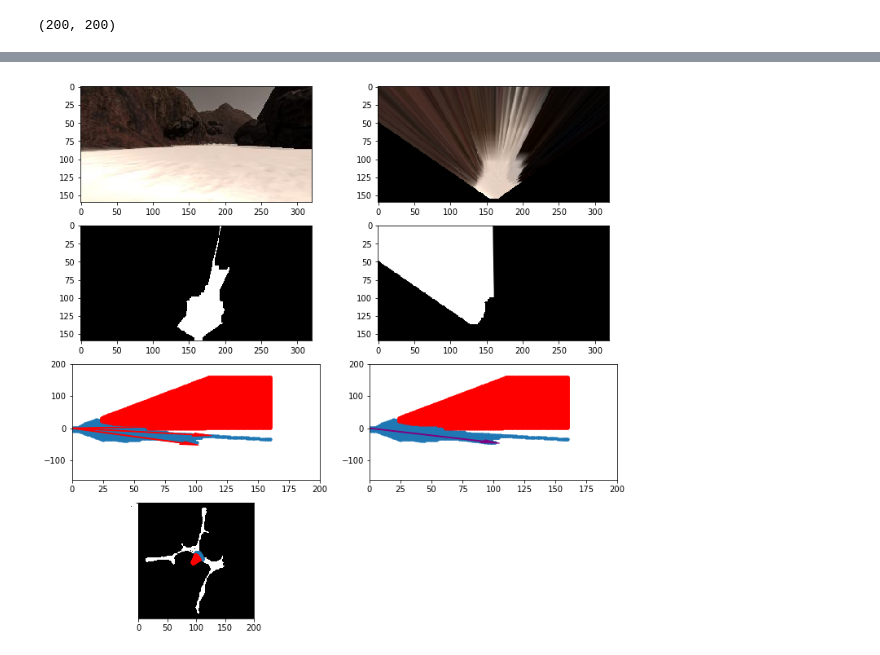
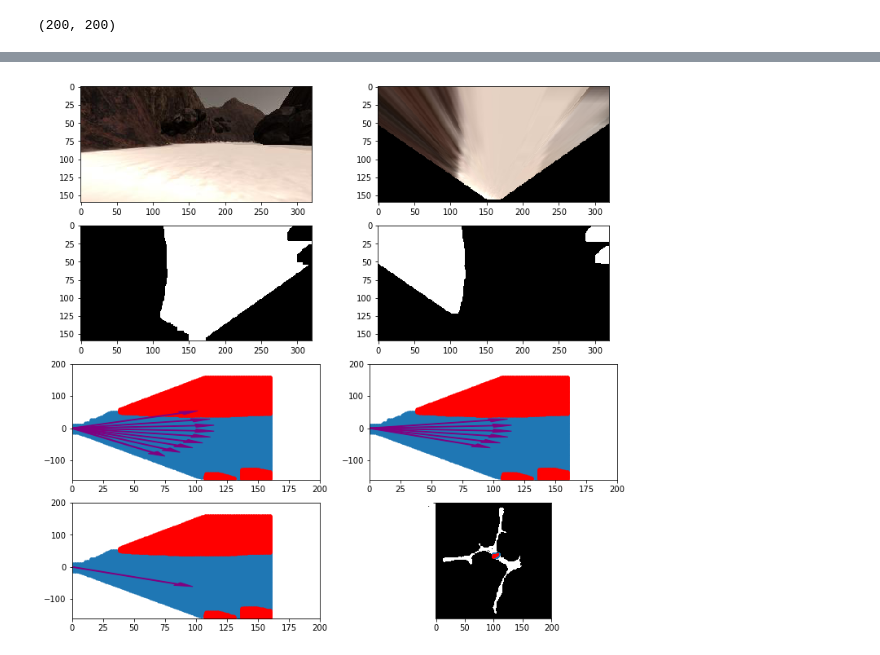
Before and after one commit to Nour-Osama/NASA-Mars-Autonomous-Rover-Simulation, a Jupyter notebook: Project Pipeline and visualisations.ipynb, the cells around one changed output, grey strips where cells are left out. Saved outputs shown, nothing was run; the diff lists cells and outputs as text; code cells hidden in the pictures.

```diff
--- a/Project Pipeline and visualisations.ipynb
+++ b/Project Pipeline and visualisations.ipynb
@@ -62,12 +63,11 @@ def perspect_transform(img, src, dst):
     M = cv2.getPerspectiveTransform(src, dst)
     warped = cv2.warpPerspective(img, M, (img.shape[1], img.shape[0]))# keep same size as input image
     # mask for obstacle to be the same as navigable terrain
-    ones = np.ones((img.shape[1], img.shape[0]))
-    mask = cv2.warpPerspective(ones, M, (img.shape[1], img.shape[0]))# keep same size as input image
+    mask = cv2.warpPerspective(np.ones_like(img[:,:,0]), M, (img.shape[1], img.shape[0]))# keep same size as input image
     return warped, mask
 
-dst = 5
-bottom_offset = 5
+dst = 10
+bottom_offset = 6
 source = np.float32([[14, 140],
                      [300, 140],
                      [200, 95],
@@ -79,7 +79,7 @@
                           [image.shape[1] / 2 - dst, image.shape[0] - 2*dst - bottom_offset]])
 
 
-warped,mask = perspect_transform(rock_img, source, destination)
+warped,mask = perspect_transform(grid_img, source, destination)
 plt.imshow(warped)
 #scipy.misc.imsave('../output/warped_example.jpg', warped)
 # %% [output]
@@ -227,0 +267,9 @@ def dulpicate(angles, dist):
+# %%
+def gen_dirc(dist,angles,dir_num = 10):
+    dup_angles = dulpicate(angles,dist).round(2)
+    dir_num = np.clip(dir_num,0,100)
+    dir_list = []
+    quantiles = np.linspace(0.1,0.95,dir_num)
+    for quantile in quantiles:
+        dir_list.append(np.quantile(dup_angles,quantile))
+    return dir_list
@@ -272,7 +398,7 @@ Calculate steering angle based on navigable angles and distances and obstacle an
 5) if all directions are inside obstacle return 1000
 """
 
-def calc_dir(dist,angles):
+def calc_dir_max_nav(dist,angles):
     angles = angles.round(2)
     dup_angles = dulpicate(angles,dist)
     first_quartile_dir = np.quantile(dup_angles,0.3)
@@ -343,11 +469,11 @@ def pix_to_world(xpix, ypix, xpos, ypos, yaw, world_size, scale):
 
 # Grab another random image
 idx = np.random.randint(0, len(img_list)-1)
-idx = 160
+#idx = 85 for all crash
 image = mpimg.imread(img_list[idx])
 image_info = df[df["Path"]==img_list[idx]]
 image_info = image_info.squeeze()
-dst = 5
+dst = 10
 bottom_offset = 5
 source = np.float32([[14, 140],
                      [300, 140],
@@ -363,13 +489,13 @@ warped, mask = perspect_transform(image, source, destination)
 nav_threshed = color_thresh(warped)
 kernel = np.ones((10,10))
 nav_threshed = cv2.morphologyEx(nav_threshed, cv2.MORPH_CLOSE, kernel)
-obstacle = np.absolute(nav_threshed - 1) * mask
+obstacle = np.absolute(np.float32(nav_threshed) - 1) * mask
 obstacle = cv2.morphologyEx(obstacle, cv2.MORPH_OPEN, kernel)
 xpos = image_info['X_Position']
 ypos = image_info['Y_Position']
 yaw = image_info['Yaw']
 world_size = 200
-scale =  2 * dst
+scale =  3 * dst
 # Calculate pixel values in rover-centric coords and distance/angle to all pixels
 xpix, ypix = rover_coords(nav_threshed)
 xpix_obs, ypix_obs = rover_coords(obstacle)
@@ -379,13 +505,15 @@ obj_dist, obj_angles = to_polar_coords(xpix_obs, ypix_obs)
 
 dup_angles = dulpicate(angles,dist)
 dup_obj_angles = dulpicate(obj_angles,obj_dist)
-first_quartile_dir = np.quantile(dup_angles,0.25)
-mean_dir = np.mean(dup_angles)
-third_quartile_dir = np.quantile(dup_angles,0.75)
-dirc_old = calc_dir_old(dist,angles,obj_angles,0)
-dirc = calc_dir(dist,angles)
+dirc_old = calc_dir_avoid_crash(dist,angles,obj_angles,obj_dist,0)
+dirc = calc_dir_max_nav(dist,angles)
 
+dirc_list = gen_dirc(dist,angles,10)
+sorted_dirc_list = calc_dir(dirc_list,angles,dist,obj_angles,obj_dist)
+print("Sorted Directions",sorted_dirc_list)
+#dric = calc_dir(dist,angles)
 #mean_dir = np.mean(angles)
+
 
 x_nav_world, y_nav_world = pix_to_world(xpix, ypix,xpos, ypos, yaw, world_size, scale)
 x_obs_world, y_obs_world = pix_to_world(xpix_obs, ypix_obs,xpos, ypos, yaw, world_size, scale)
@@ -400,33 +528,39 @@ plt.subplot(423)
 plt.imshow(nav_threshed, cmap='gray')
 plt.subplot(424)
 plt.imshow(obstacle, cmap='gray')
+
 plt.subplot(425)
 plt.plot(xpix, ypix, '.')
 plt.ylim(-160, 200)
 plt.xlim(0, 200)
-arrow_length = 100
-plot_arrow(first_quartile_dir)
-plot_arrow(mean_dir)
-plot_arrow(third_quartile_dir)
+for dirc in dirc_list:
+    plot_arrow(dirc,'purple')
 plt.plot(xpix_obs, ypix_obs, '.',color="red")
 plt.subplot(426)
+plt.plot(xpix, ypix, '.')
+plt.ylim(-160, 200)
+plt.xlim(0, 200)
+for dirc in sorted_dirc_list:
+    plot_arrow(dirc,'purple')
+plt.plot(xpix_obs, ypix_obs, '.',color="red")
+plt.subplot(427)
 plt.plot(xpix, ypix, '.')
 plt.plot(xpix_obs, ypix_obs, '.',color="red")
 plt.ylim(-160, 200)
 plt.xlim(0, 200)
 arrow_length = 100
-plot_arrow(dirc,'purple')
-plt.subplot(427)
+plot_arrow(sorted_dirc_list[0],'purple')
+plt.subplot(428)
 plt.imshow(world_map_img,cmap='gray')
 plt.plot(x_nav_world, y_nav_world, '.')
 plt.plot(x_obs_world, y_obs_world,'r', '.')
+print("Min and Max angles")
 print(angles.min(),angles.max())
-print(dirc_old ,dirc)
-steering_angle = 30 * (dirc-angles.min())/(angles.max()-angles.min()) -15
-print(steering_angle)
-angles = angles * 180/np.pi
-print(angles.min(),angles.max())
-print(dirc_old * 180/np.pi,dirc * 180/np.pi)
-steering_angle = 30 * (dirc* 180/np.pi-angles.min())/(angles.max()-angles.min()) -15
-print(steering_angle)
+print("calc_dir_avoid_crash direction calc_dir_max_nav and new direction calc")
+print(dirc_old ,dirc,sorted_dirc_list[0])
+print("Mask size, navigable angles size, obstacel angle size")
+print(mask[mask == 1].size,nav_threshed[nav_threshed==1].size, obstacle[obstacle==1].size)
+steering_angle = 30 * (sorted_dirc_list[0]-angles.min())/(angles.max()-angles.min()) -15
+print("Steering angle, nav size/obstacle size, nav size/total size")
+print(steering_angle,len(angles)/len(obj_angles),len(angles)/mask[mask == 1].size)
 # %% [output]
@@ -439 +578 @@ print(steering_angle)
-[figure, old version]
+[figure, new version]
```
Also changed, not shown: parts of 39 cells of this notebook, 3 other files.
